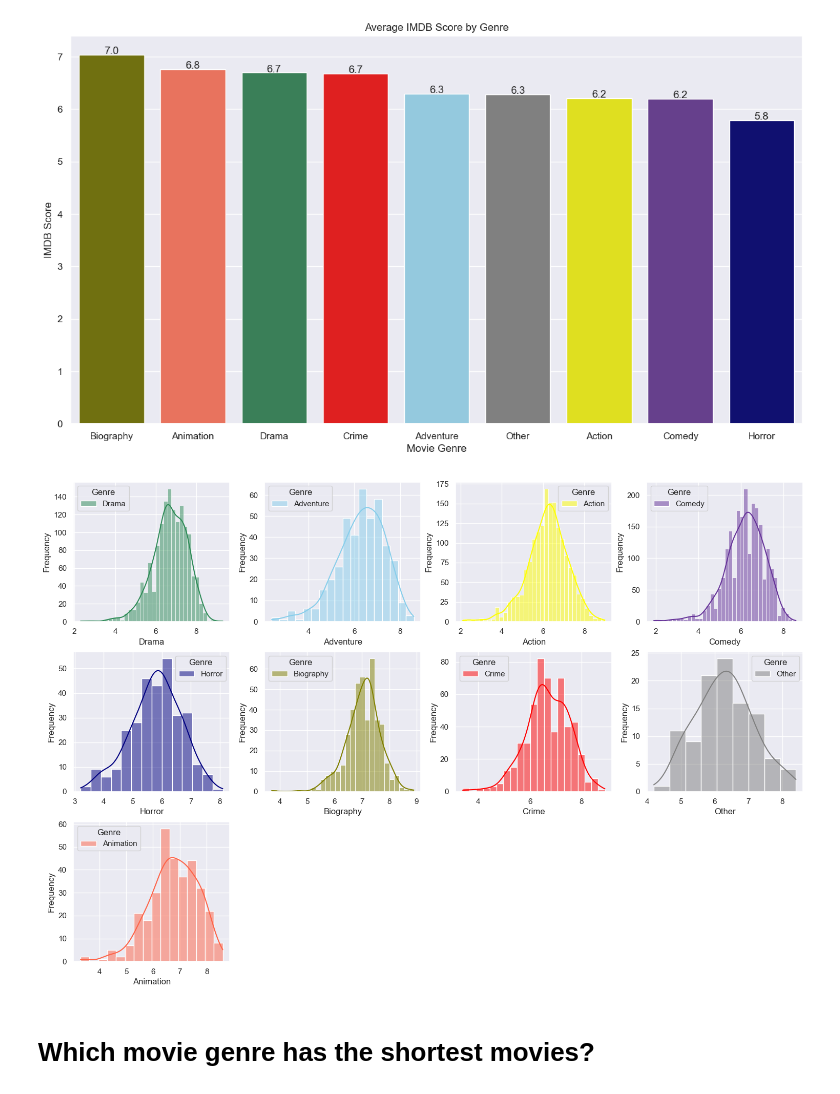
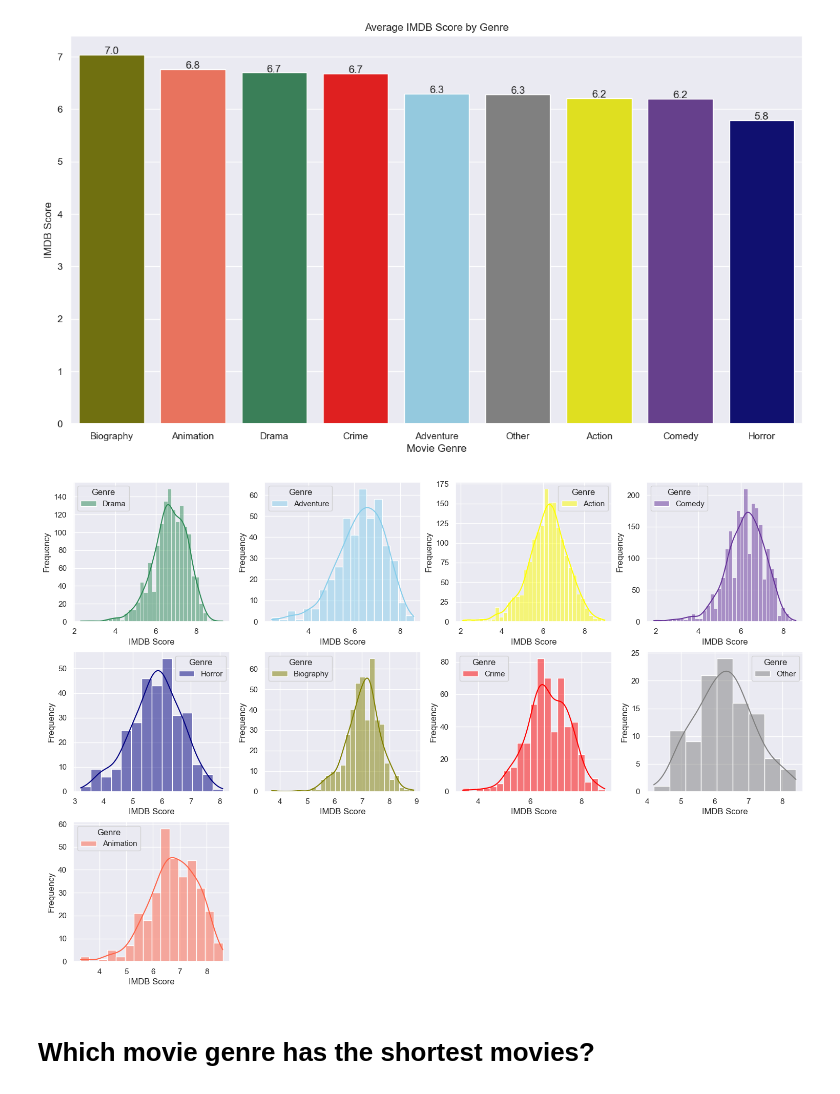
Before and after one commit to omi-singh17/Statistical_Assignments, a Jupyter notebook: Data Storytelling/Movie Data.ipynb, the cells around one changed output. Saved outputs shown, nothing was run; the diff lists cells and outputs as text; code cells hidden in the pictures.

```diff
--- a/Data Storytelling/Movie Data.ipynb
+++ b/Data Storytelling/Movie Data.ipynb
@@ -215,13 +215,13 @@ for p in ax.patches:
 # %%
 #Histogram with kernel density function to check spread of IMDB scores for different genres
 plt.figure(figsize = (15,10))
 for i in enumerate(df['Genre'].unique()):
     plt.subplot(3, 4, i[0]+1)
     sns.histplot(x = 'Score', data = (df[df['Genre'] == i[1]]), kde=True, hue = 'Genre', palette = custom_palette)
     plt.tight_layout(pad=0.5)
-    plt.gca().set(xlabel= i[1],ylabel='Frequency')
+    plt.gca().set(xlabel= 'IMDB Score',ylabel='Frequency')
 # %% [output]
-[figure, old version]
+[figure, new version]
 # %% [markdown]
 # Which movie genre has the shortest movies?
 # %%
```
Also changed, not shown: parts of 1 cell of this notebook.
